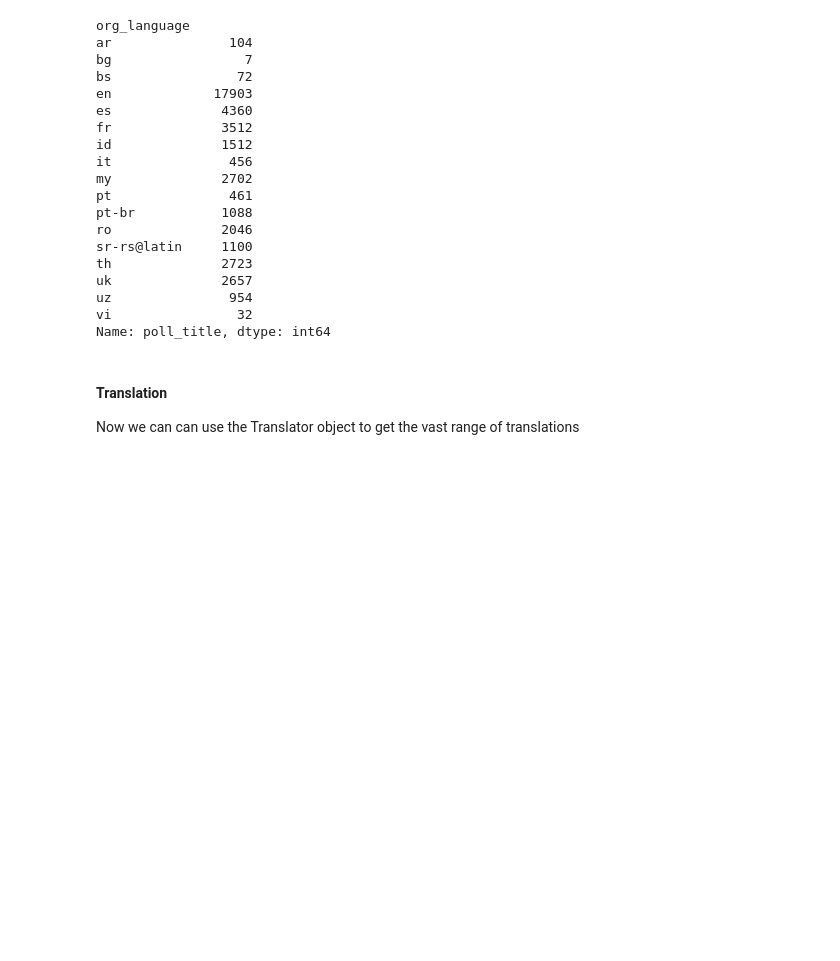
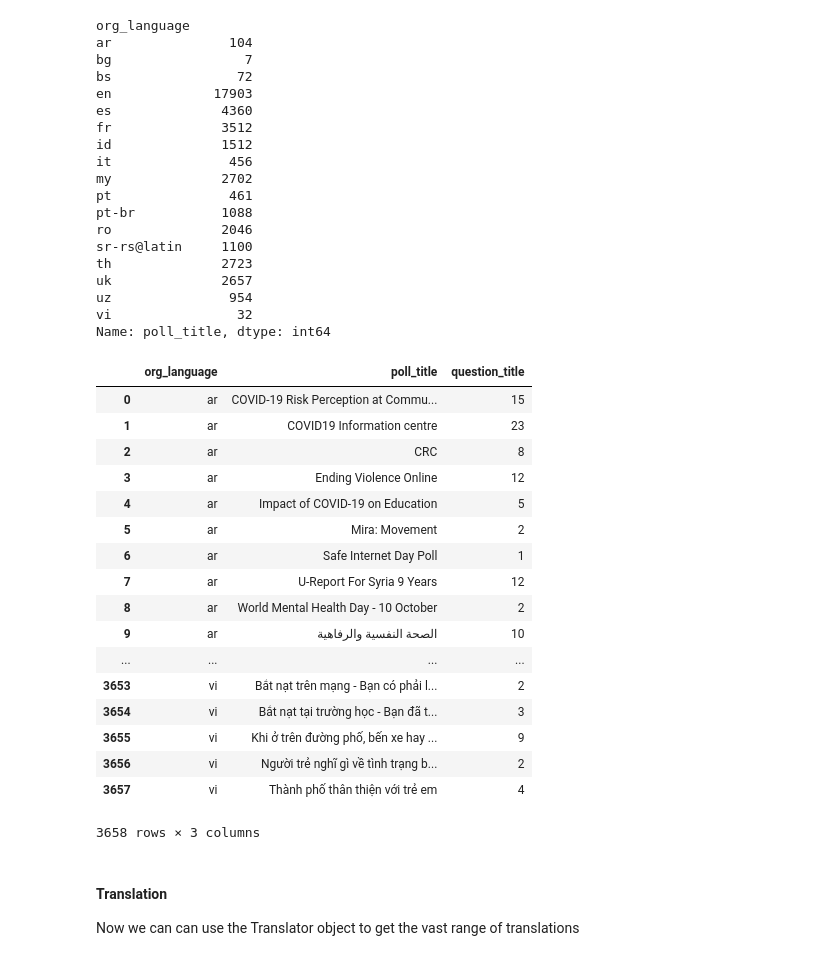
Before and after one commit to policyglot/unicef-ureport-polls, a Jupyter notebook: UNICEF.ipynb, the cells around one changed output. Saved outputs shown, nothing was run; the diff lists cells and outputs as text; code cells hidden in the pictures; blank space fills up the shorter version.

```diff
--- a/UNICEF.ipynb
+++ b/UNICEF.ipynb
@@ -281,6 +279,29 @@ uk              2657
 uz               954
 vi                32
 Name: poll_title, dtype: int64
+# %%
+poll_by_lang_poll = df.groupby(['org_language', 'poll_title'])['question_title'].count()
+# %%
+poll_by_lang_poll.reset_index()
+# %% [output]
+|  | org_language | poll_title | question_title |
+| 0 | ar | COVID-19 Risk Perception at Commu... | 15 |
+| 1 | ar | COVID19 Information centre | 23 |
+| 2 | ar | CRC | 8 |
+| 3 | ar | Ending Violence Online | 12 |
+| 4 | ar | Impact of COVID-19 on Education | 5 |
+| 5 | ar | Mira: Movement | 2 |
+| 6 | ar | Safe Internet Day Poll | 1 |
+| 7 | ar | U-Report For Syria 9 Years | 12 |
+| 8 | ar | World Mental Health Day - 10 October | 2 |
+| 9 | ar | الصحة النفسية والرفاهية | 10 |
+| ... | ... | ... | ... |
+| 3653 | vi | Bắt nạt trên mạng - Bạn có phải l... | 2 |
+| 3654 | vi | Bắt nạt tại trường học - Bạn đã t... | 3 |
+| 3655 | vi | Khi ở trên đường phố, bến xe hay ... | 9 |
+| 3656 | vi | Người trẻ nghĩ gì về tình trạng b... | 2 |
+| 3657 | vi | Thành phố thân thiện với trẻ em | 4 |
+3658 rows × 3 columns
 # %% [markdown]
 #### Translation
 Now we can can use the Translator object to get the vast range of translations
```
Also changed, not shown: parts of 17 cells of this notebook, 2 other files.
